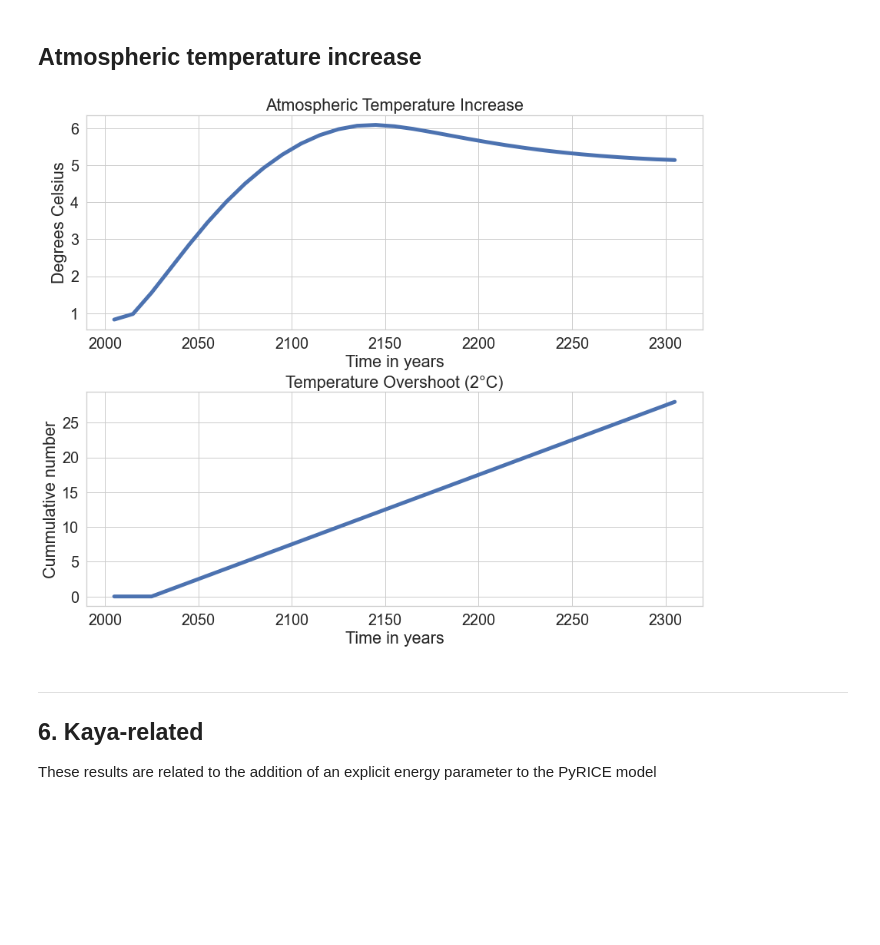
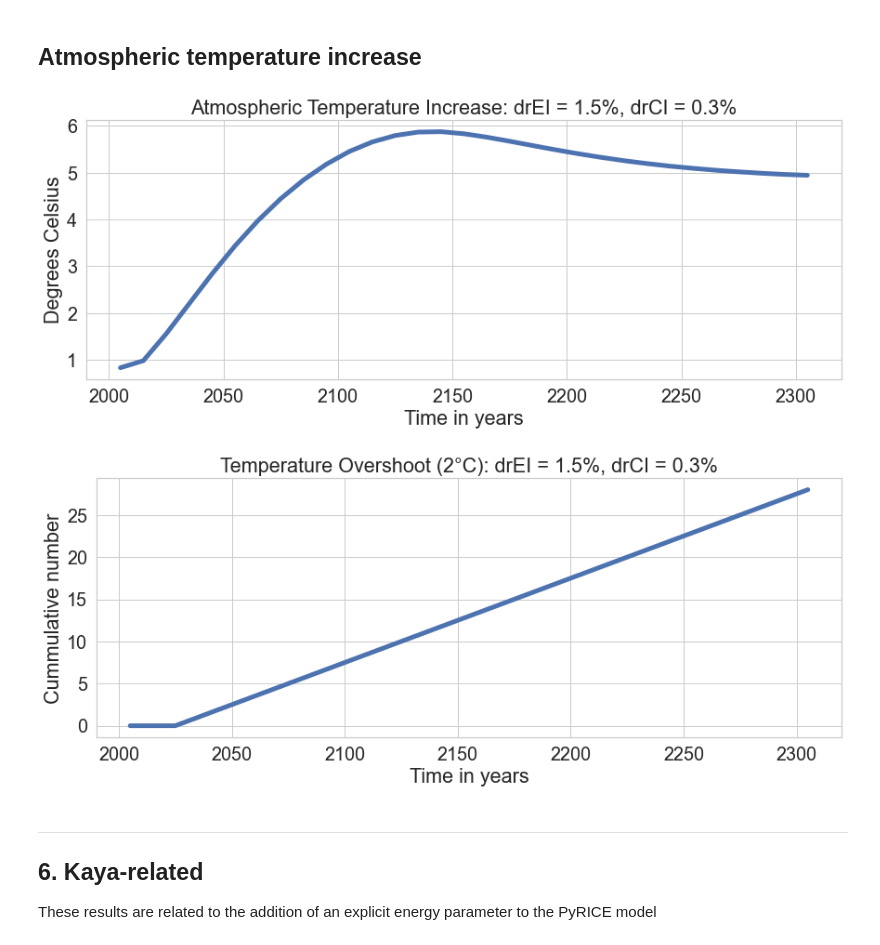
Before and after one commit to maryamalki/PyRICE_2022, a Jupyter notebook: examples/simulation.ipynb, the cells around one changed output. Saved outputs shown, nothing was run; the diff lists cells and outputs as text; code cells hidden in the pictures; blank space fills up the shorter version.

```diff
--- a/examples/simulation.ipynb
+++ b/examples/simulation.ipynb
@@ -253,29 +277,44 @@ plt.show()
 # %%
 mosaic = """
     AA
-    BB
     """
 line_with = 5
-fig = plt.figure(constrained_layout=True, figsize=(12, 10))
+fig = plt.figure(constrained_layout=True, figsize=(12, 5))
 ax_dict = fig.subplot_mosaic(mosaic)
 
 data = results_formatted.df_main.loc[:, 'Atmospheric temperature']
+temp_increase_results = data
 
 ax_dict["A"].plot(data, linewidth=line_with, label='temperature')
-ax_dict["A"].set_title('Atmospheric Temperature Increase')
+ax_dict["A"].set_title(f'Atmospheric Temperature Increase: drEI = {drEI_val}, drCI = {drCI_val}')
 ax_dict["A"].set_xlabel('Time in years')
 ax_dict["A"].set_ylabel('Degrees Celsius')
 
-data = results_formatted.df_main.loc[:, 'Temperature overshoot']
-
-ax_dict["B"].plot(data, linewidth=line_with, label='temperature')
-ax_dict["B"].set_title('Temperature Overshoot (2°C)')
-ax_dict["B"].set_xlabel('Time in years')
-ax_dict["B"].set_ylabel('Cummulative number')
-
+plt.savefig(f"results/temp_increase_{run}")
 plt.show()
 # %% [output]
-[figure, old version]
+[figure, new version]
+# %%
+mosaic = """
+    AA
+    """
+line_with = 5
+fig = plt.figure(constrained_layout=True, figsize=(12, 5))
+ax_dict = fig.subplot_mosaic(mosaic)
+
+data = results_formatted.df_main.loc[:, 'Temperature overshoot']
+temp_overshoot_results = data
+
+
+ax_dict["A"].plot(data, linewidth=line_with, label='temperature')
+ax_dict["A"].set_title(f'Temperature Overshoot (2°C): drEI = {drEI_val}, drCI = {drCI_val}')
+ax_dict["A"].set_xlabel('Time in years')
+ax_dict["A"].set_ylabel('Cummulative number')
+
+plt.savefig(f"results/temp_overshoot_{run}")
+plt.show()
+# %% [output]
+[figure, added]
 # %% [markdown]
 ---
 ## 6. Kaya-related
```
Also changed, not shown: parts of 19 cells of this notebook, 2 other files.
